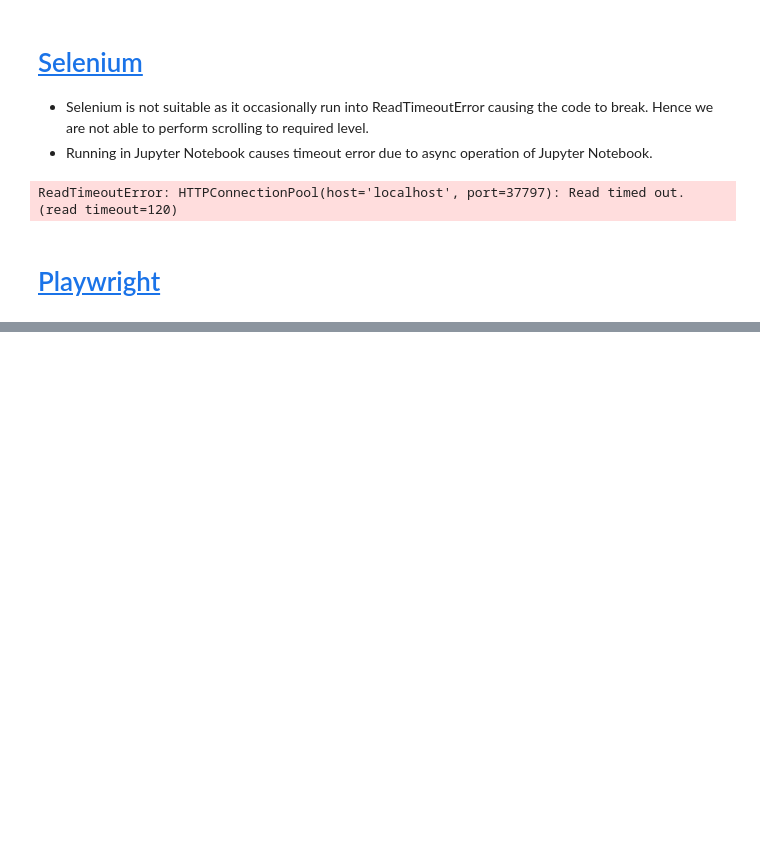
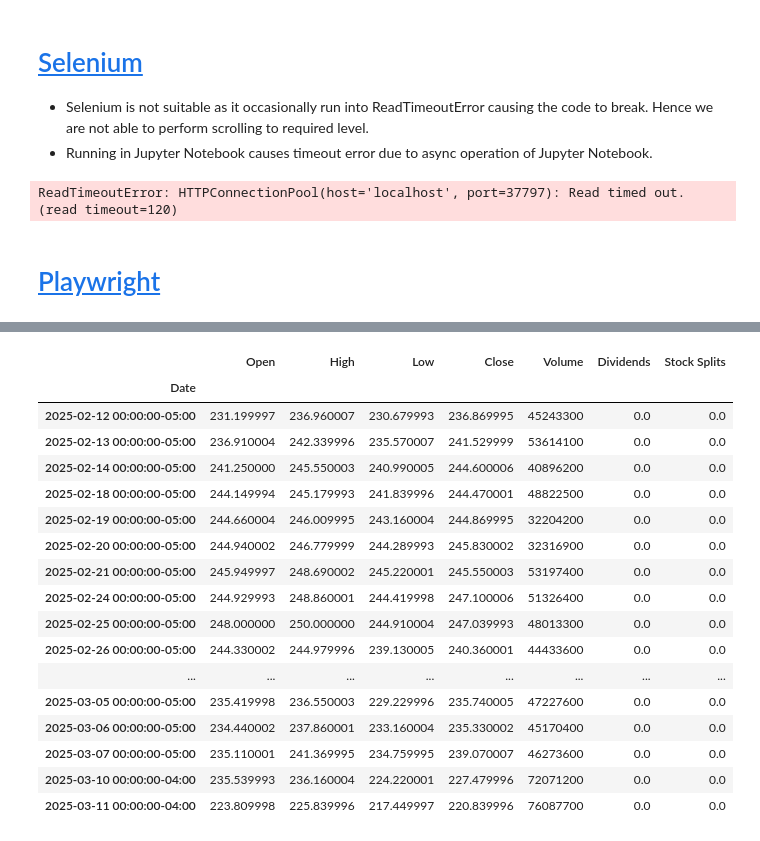
Before and after one commit to CKAbundant/sentiment, a Jupyter notebook: poc.ipynb, the cells around one changed output, grey strips where cells are left out. Saved outputs shown, nothing was run; the diff lists cells and outputs as text; code cells hidden in the pictures; blank space fills up the shorter version.

```diff
--- a/poc.ipynb
+++ b/poc.ipynb
@@ -557,0 +519,3 @@ results[:5] :
+# %%
+ticker = yf.Ticker("AAPL")
+ticker.news
@@ -557,0 +540,21 @@ results[:5] :
+# %%
+ticker.history()
+# %% [output]
+|  | Open | High | Low | Close | Volume | Dividends | Stock Splits |
+| Date |  |  |  |  |  |  |  |
+| 2025-02-12 00:00:00-05:00 | 231.199997 | 236.960007 | 230.679993 | 236.869995 | 45243300 | 0.0 | 0.0 |
+| 2025-02-13 00:00:00-05:00 | 236.910004 | 242.339996 | 235.570007 | 241.529999 | 53614100 | 0.0 | 0.0 |
+| 2025-02-14 00:00:00-05:00 | 241.250000 | 245.550003 | 240.990005 | 244.600006 | 40896200 | 0.0 | 0.0 |
+| 2025-02-18 00:00:00-05:00 | 244.149994 | 245.179993 | 241.839996 | 244.470001 | 48822500 | 0.0 | 0.0 |
+| 2025-02-19 00:00:00-05:00 | 244.660004 | 246.009995 | 243.160004 | 244.869995 | 32204200 | 0.0 | 0.0 |
+| 2025-02-20 00:00:00-05:00 | 244.940002 | 246.779999 | 244.289993 | 245.830002 | 32316900 | 0.0 | 0.0 |
+| 2025-02-21 00:00:00-05:00 | 245.949997 | 248.690002 | 245.220001 | 245.550003 | 53197400 | 0.0 | 0.0 |
+| 2025-02-24 00:00:00-05:00 | 244.929993 | 248.860001 | 244.419998 | 247.100006 | 51326400 | 0.0 | 0.0 |
+| 2025-02-25 00:00:00-05:00 | 248.000000 | 250.000000 | 244.910004 | 247.039993 | 48013300 | 0.0 | 0.0 |
+| 2025-02-26 00:00:00-05:00 | 244.330002 | 244.979996 | 239.130005 | 240.360001 | 44433600 | 0.0 | 0.0 |
+| ... | ... | ... | ... | ... | ... | ... | ... |
+| 2025-03-05 00:00:00-05:00 | 235.419998 | 236.550003 | 229.229996 | 235.740005 | 47227600 | 0.0 | 0.0 |
+| 2025-03-06 00:00:00-05:00 | 234.440002 | 237.860001 | 233.160004 | 235.330002 | 45170400 | 0.0 | 0.0 |
+| 2025-03-07 00:00:00-05:00 | 235.110001 | 241.369995 | 234.759995 | 239.070007 | 46273600 | 0.0 | 0.0 |
+| 2025-03-10 00:00:00-04:00 | 235.539993 | 236.160004 | 224.220001 | 227.479996 | 72071200 | 0.0 | 0.0 |
+| 2025-03-11 00:00:00-04:00 | 223.809998 | 225.839996 | 217.449997 | 220.839996 | 76087700 | 0.0 | 0.0 |
```
Also changed, not shown: parts of 46 cells of this notebook, 3 other files.
